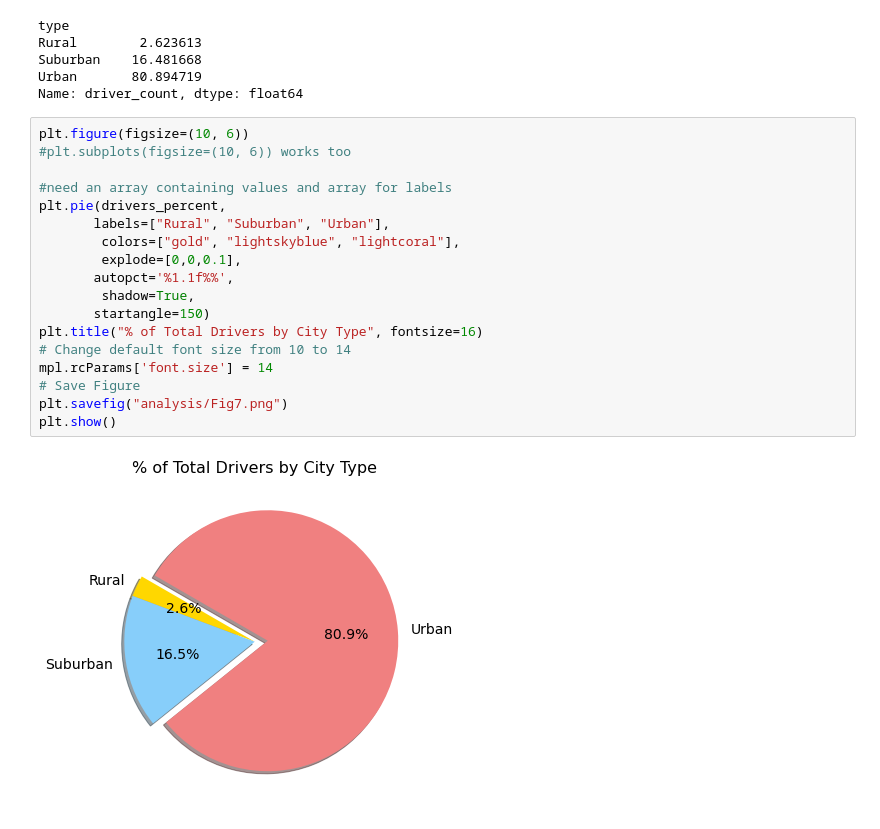
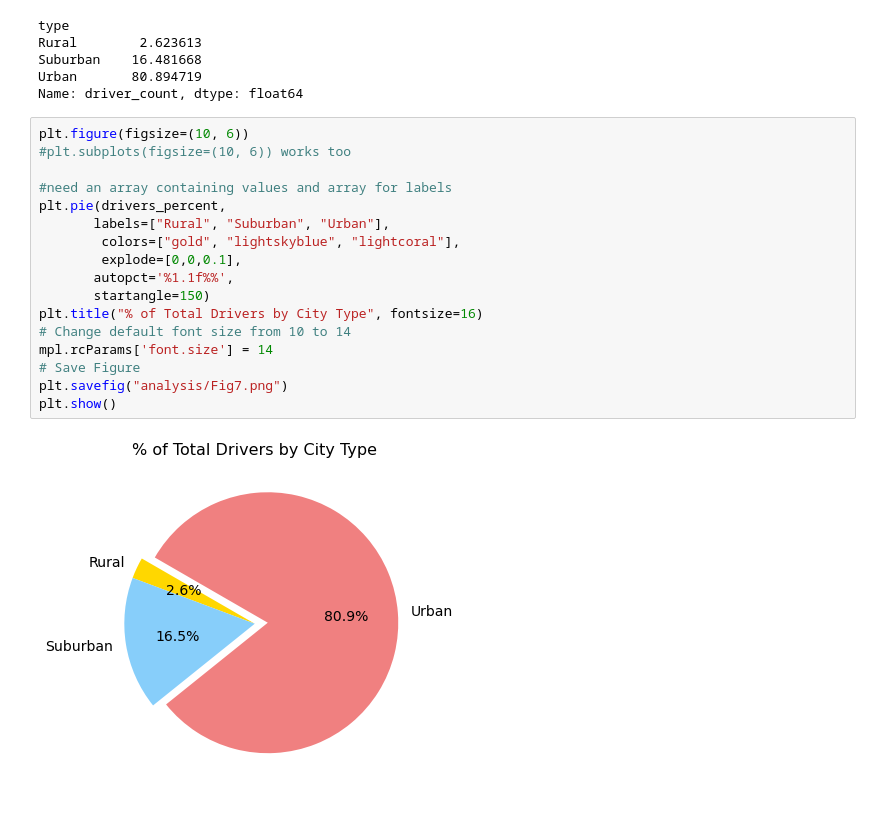
Before and after one commit to m-miley/PyBer_Analysis, a Jupyter notebook: PyBer.ipynb, the cells around one changed output. Cells and saved outputs as stored; diff of their text form.

```diff
--- a/PyBer.ipynb
+++ b/PyBer.ipynb
@@ -799,20 +797,19 @@ Name: driver_count, dtype: float64
 # %%
 plt.figure(figsize=(10, 6))
 #plt.subplots(figsize=(10, 6)) works too
 
 #need an array containing values and array for labels
 plt.pie(drivers_percent,
        labels=["Rural", "Suburban", "Urban"],
         colors=["gold", "lightskyblue", "lightcoral"],
         explode=[0,0,0.1],
        autopct='%1.1f%%',
-        shadow=True,
        startangle=150)
 plt.title("% of Total Drivers by City Type", fontsize=16)
 # Change default font size from 10 to 14
 mpl.rcParams['font.size'] = 14
 # Save Figure
 plt.savefig("analysis/Fig7.png")
 plt.show()
 # %% [output]
-[figure, old version]
+[figure, new version]
```
Also changed, not shown: parts of 3 cells of this notebook, 3 other files.
